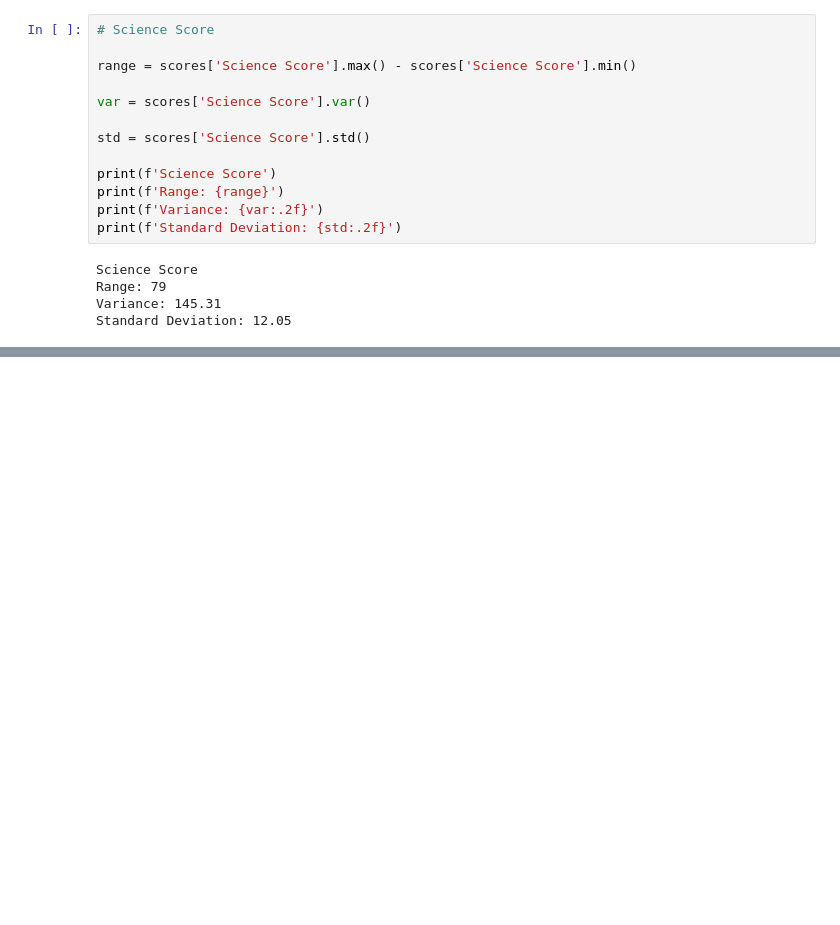
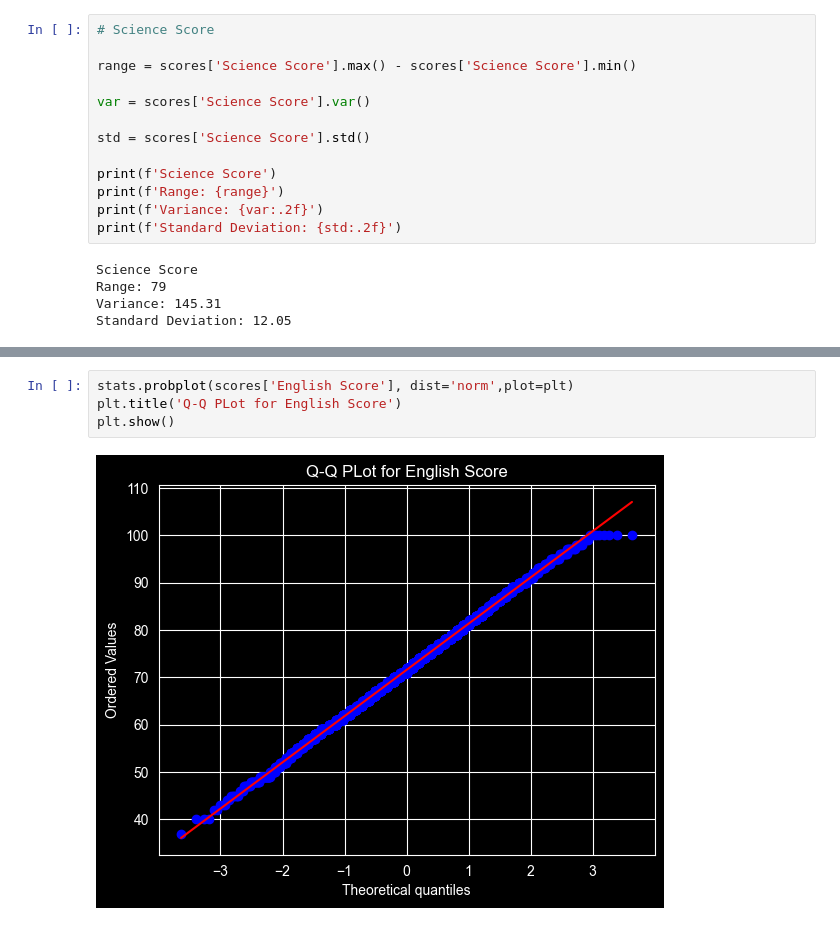
Before and after one commit to krish-desai-123/Mathematics-and-Advanced-Statistics, a Jupyter notebook: Final_Project/final_project.ipynb, the cells around one changed output, grey strips where cells are left out. Cells and saved outputs as stored; diff of their text form; blank space fills up the shorter version.

```diff
--- a/Final_Project/final_project.ipynb
+++ b/Final_Project/final_project.ipynb
@@ -71,0 +94,6 @@ Probability of Passing given hours studied > 5: 0.73
+# %%
+stats.probplot(scores['English Score'], dist='norm',plot=plt)
+plt.title('Q-Q PLot for English Score')
+plt.show()
+# %% [output]
+[figure, added]
```
Also changed, not shown: parts of 8 cells of this notebook, 2 other files.
